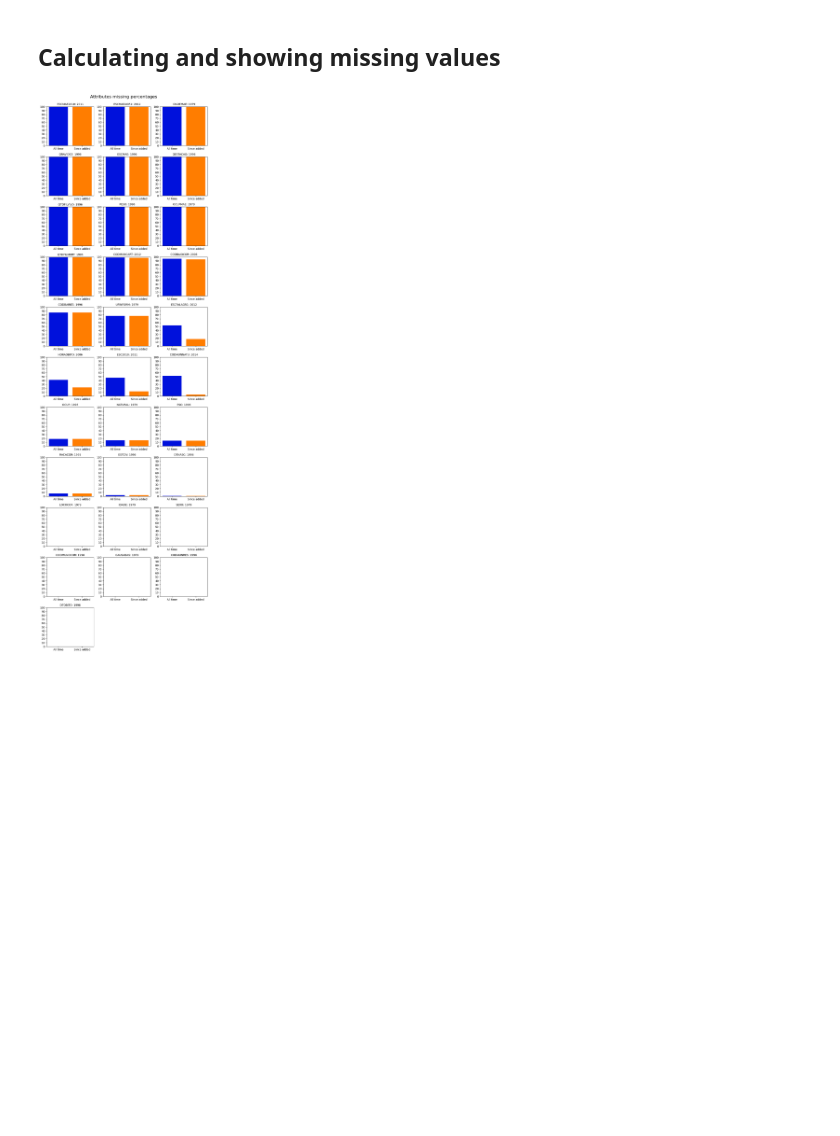
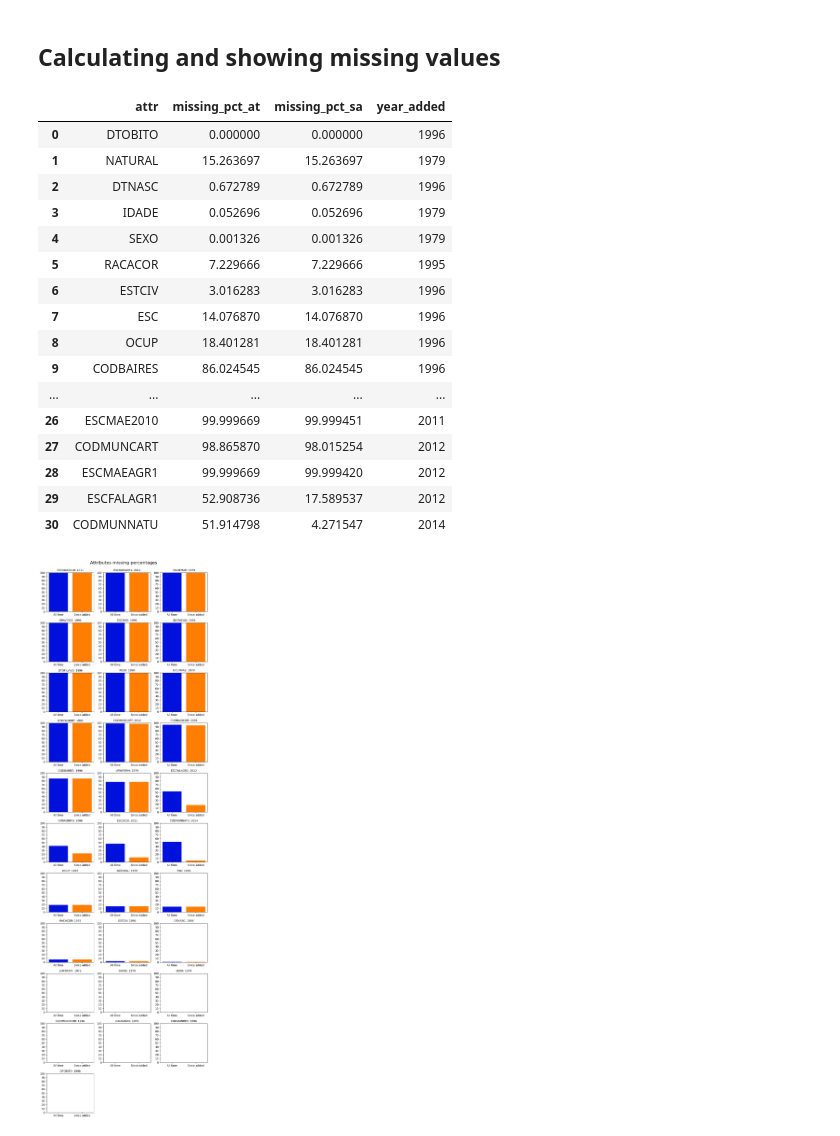
Before and after one commit to vklannusp/BrSuicides-dataset, a Jupyter notebook: data_creation/2_Data_attribute_filtering.ipynb, the cells around one changed output. Saved outputs shown, nothing was run; the diff lists cells and outputs as text; code cells hidden in the pictures; blank space fills up the shorter version.

```diff
--- a/data_creation/2_Data_attribute_filtering.ipynb
+++ b/data_creation/2_Data_attribute_filtering.ipynb
@@ -471,6 +471,25 @@ def plot_missing_pct_histograms(df_to_check):
 # %%
 # Calculate the missing percentages and create the summary dataframe
 attributes_missing_pct_df_2 = calculate_attr_missing_percentages(filtered_df_2, df_attributes_info)
+attributes_missing_pct_df_2
+# %% [output]
+|  | attr | missing_pct_at | missing_pct_sa | year_added |
+| 0 | DTOBITO | 0.000000 | 0.000000 | 1996 |
+| 1 | NATURAL | 15.263697 | 15.263697 | 1979 |
+| 2 | DTNASC | 0.672789 | 0.672789 | 1996 |
+| 3 | IDADE | 0.052696 | 0.052696 | 1979 |
+| 4 | SEXO | 0.001326 | 0.001326 | 1979 |
+| 5 | RACACOR | 7.229666 | 7.229666 | 1995 |
+| 6 | ESTCIV | 3.016283 | 3.016283 | 1996 |
+| 7 | ESC | 14.076870 | 14.076870 | 1996 |
+| 8 | OCUP | 18.401281 | 18.401281 | 1996 |
+| 9 | CODBAIRES | 86.024545 | 86.024545 | 1996 |
+| ... | ... | ... | ... | ... |
+| 26 | ESCMAE2010 | 99.999669 | 99.999451 | 2011 |
+| 27 | CODMUNCART | 98.865870 | 98.015254 | 2012 |
+| 28 | ESCMAEAGR1 | 99.999669 | 99.999420 | 2012 |
+| 29 | ESCFALAGR1 | 52.908736 | 17.589537 | 2012 |
+| 30 | CODMUNNATU | 51.914798 | 4.271547 | 2014 |
 # %%
 plot_missing_pct_histograms(attributes_missing_pct_df_2)
 # %% [output]
```
Also changed, not shown: parts of 5 cells of this notebook, 6 other files.
